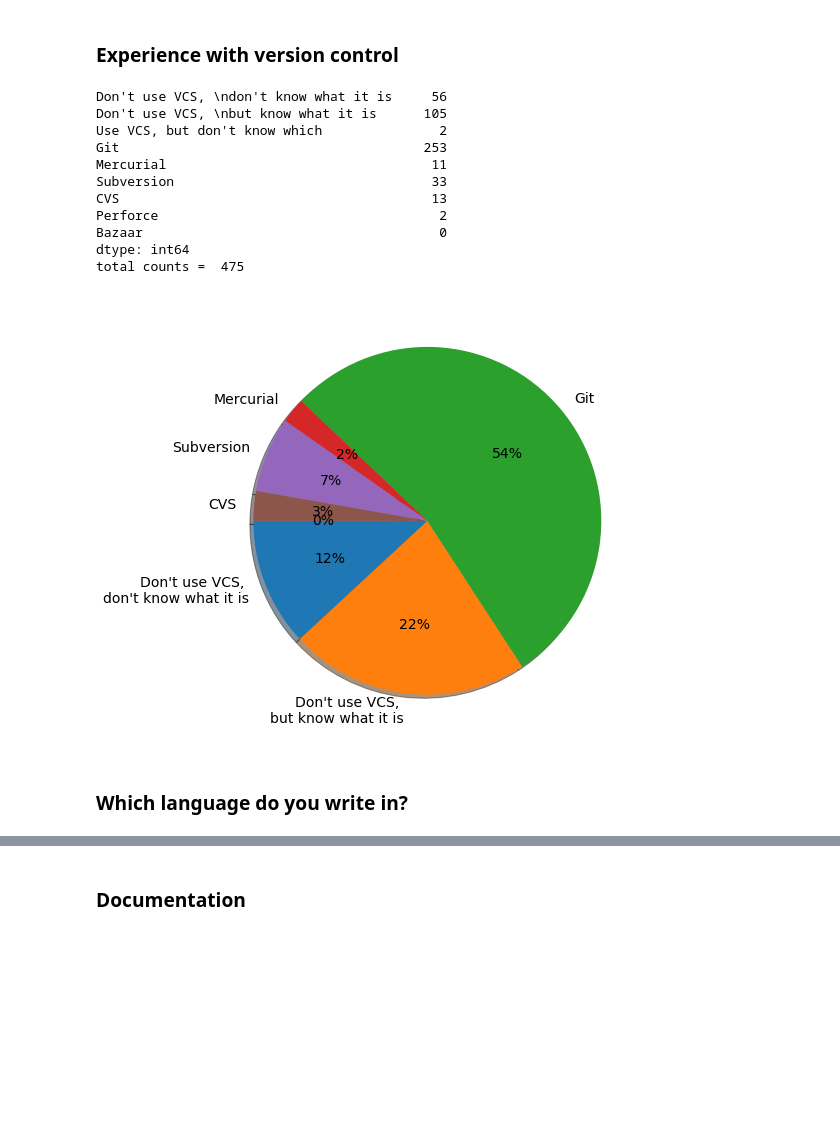
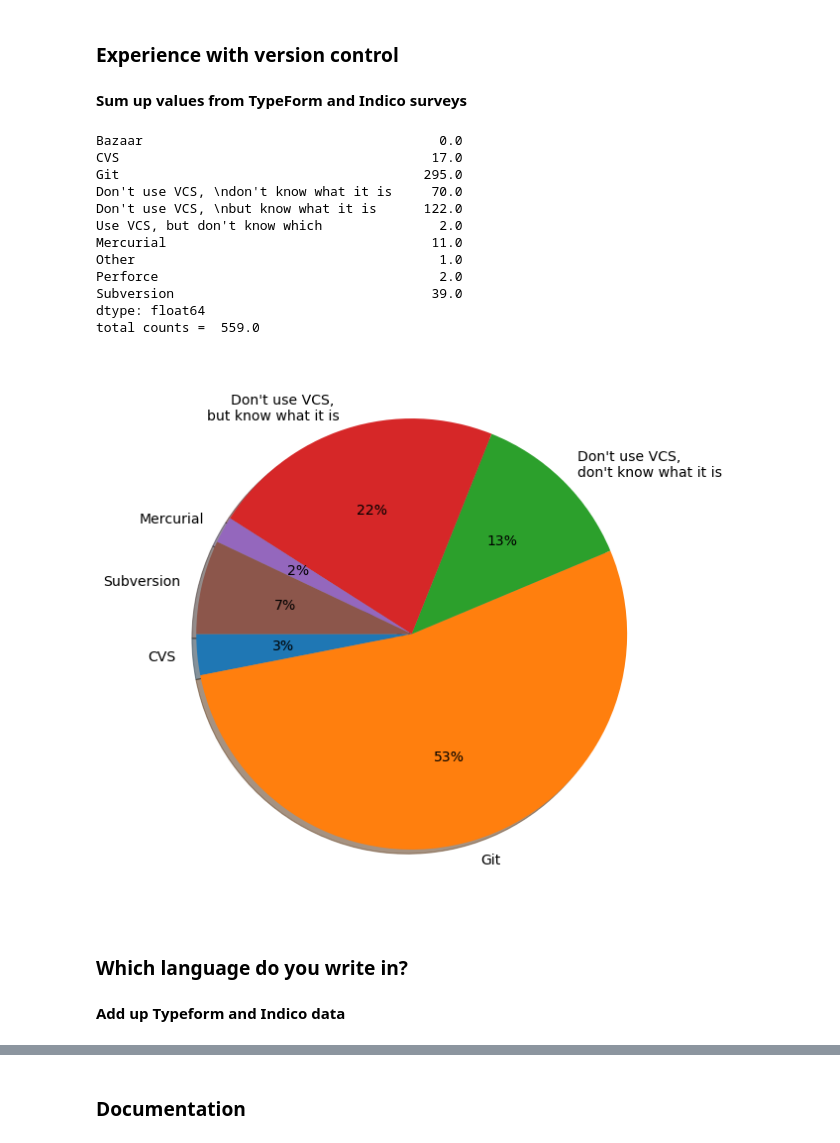
Before and after one commit to coderefinery/pre-workshop-survey, a Jupyter notebook: pre-workshop-analysis.ipynb, the cells around one changed output, grey strips where cells are left out. Drawn from its saved outputs; the diff is of its cells as text; code cells hidden in the pictures; blank space fills up the shorter version.

Commit message:
restructure analysis to import also indico data

```diff
--- a/pre-workshop-analysis.ipynb
+++ b/pre-workshop-analysis.ipynb
@@ -128,0 +208,3 @@ df_survey.drop(df_survey.columns[rmlist], axis=1, inplace=True)
+# %%
+stats_vc_tf = df_survey_tf[version_control].notna().sum()
+print(stats_vc_tf)
@@ -128,0 +224,6 @@ df_survey.drop(df_survey.columns[rmlist], axis=1, inplace=True)
+# %%
+stats_vc_i = df_survey_indico["Are you using version control? If yes, which?"].value_counts()
+# need to split up values where multiple answers given
+split_multiple_choices(stats_vc_i)
+
+stats_vc_i
@@ -129,8 +481,8 @@ df_survey.drop(df_survey.columns[rmlist], axis=1, inplace=True)
 # %% [markdown]
 ### Plot styles
 # %%
-xsize = 8
-ysize = 8
+xsize = 10
+ysize = 10
 font = {'family' : 'normal',
         'weight' : 'normal',
         'size'   : 14}
@@ -226,39 +576,44 @@ version_control = ["I don't use version control and I don't know what it is",
+# %% [markdown]
+**Sum up values from TypeForm and Indico surveys**
+# %%
+stats_vc = stats_vc_i.add(stats_vc_tf, fill_value=0.0)
 # %%
-df_versioncontrol = df_survey[version_control]
-data = df_versioncontrol.notna().sum()
-
 # renaming for less cluttering
-data.rename({"I don't use version control and I don't know what it is":
+stats_vc.rename({"I don't use version control and I don't know what it is":
                    "Don't use VCS, \ndon't know what it is"}, inplace=True)
-data.rename({"I don't use version control but I know what it is":
+stats_vc.rename({"I don't use version control but I know what it is":
                    "Don't use VCS, \nbut know what it is"}, inplace=True)
-data.rename({"I use version control, but I don't know which system":
+stats_vc.rename({"I use version control, but I don't know which system":
                    "Use VCS, but don't know which"}, inplace=True)
 
-print(data)
-print("total counts = ", sum(data.values))
+print(stats_vc)
+print("total counts = ", sum(stats_vc.values))
 # dropping answers below 1%
-data.drop(labels="Use VCS, but don't know which", inplace=True)
-data.drop(labels="Perforce", inplace=True)
+stats_vc.drop(labels="Use VCS, but don't know which", inplace=True)
+stats_vc.drop(labels="Perforce", inplace=True)
+stats_vc.drop(labels="Bazaar", inplace=True)
+stats_vc.drop(labels="Other", inplace=True)
+
 
 plt.figure(figsize=(xsize,ysize))
-data.plot.pie(autopct='%1.0f%%',
+stats_vc.plot.pie(autopct='%1.0f%%',
         shadow=True, startangle=180)
 plt.ylabel("")
 plt.savefig("img/version-control.png")
 plt.show()
 # %% [output]
-Don't use VCS, \ndon't know what it is     56
-Don't use VCS, \nbut know what it is      105
-Use VCS, but don't know which               2
-Git                                       253
-Mercurial                                  11
-Subversion                                 33
-CVS                                        13
-Perforce                                    2
-Bazaar                                      0
-dtype: int64
-total counts =  475
+Bazaar                                      0.0
+CVS                                        17.0
+Git                                       295.0
+Don't use VCS, \ndon't know what it is     70.0
+Don't use VCS, \nbut know what it is      122.0
+Use VCS, but don't know which               2.0
+Mercurial                                  11.0
+Other                                       1.0
+Perforce                                    2.0
+Subversion                                 39.0
+dtype: float64
+total counts =  559.0
-[figure, old version]
+[figure, new version]
 # %% [markdown]
 ### Which language do you write in?
@@ -267,0 +620,2 @@ languages = sorted(['C', 'C++', 'Fortran 77', 'Fortran 90+', 'Matlab',
+# %% [markdown]
+**Add up Typeform and Indico data**
```
Also changed, not shown: parts of 72 cells of this notebook.
